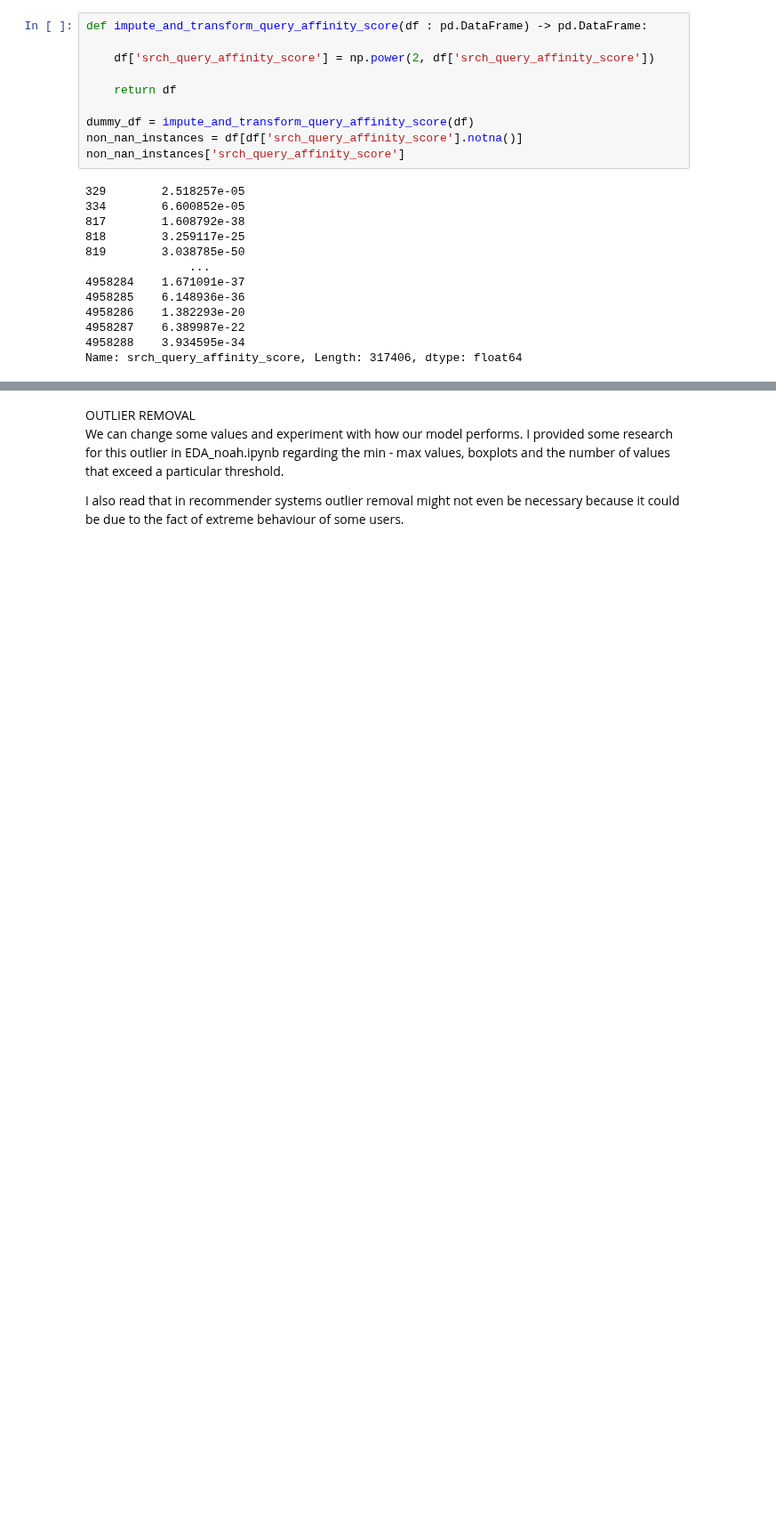
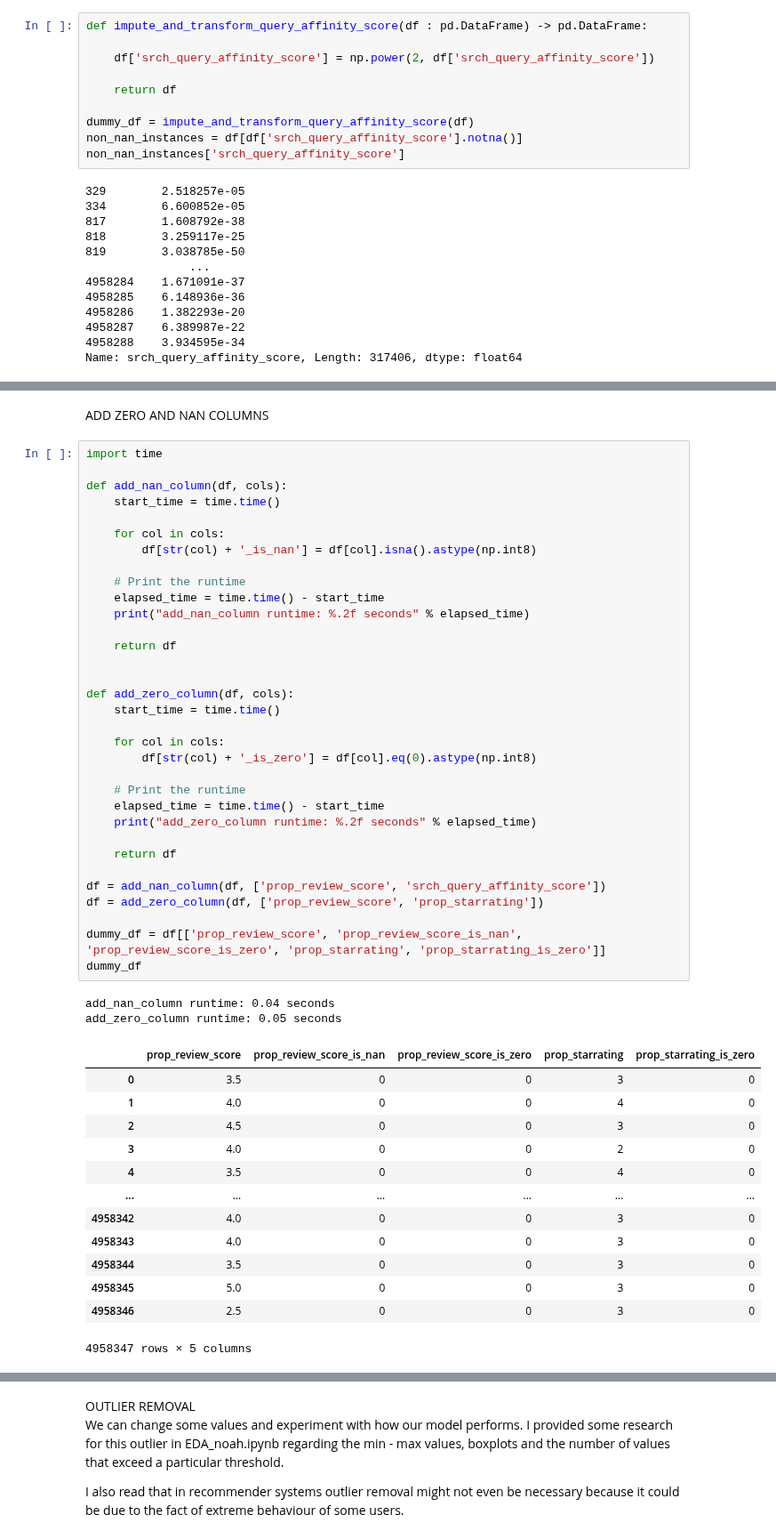
Before and after one commit to QST23/course_dmt, a Jupyter notebook: ass2/Data_cleaning/Data_cleaning_experiment.ipynb, the cells around one changed output, grey strips where cells are left out. Shown at 89% size. Cells and saved outputs as stored; diff of their text form; blank space fills up the shorter version.

```diff
--- a/ass2/Data_cleaning/Data_cleaning_experiment.ipynb
+++ b/ass2/Data_cleaning/Data_cleaning_experiment.ipynb
@@ -257,0 +333,51 @@ Use position, click_bool and booking_bool for this
+# %% [markdown]
+ADD ZERO AND NAN COLUMNS
+# %%
+import time
+
+def add_nan_column(df, cols):
+    start_time = time.time()
+
+    for col in cols:
+        df[str(col) + '_is_nan'] = df[col].isna().astype(np.int8)
+
+    # Print the runtime
+    elapsed_time = time.time() - start_time
+    print("add_nan_column runtime: %.2f seconds" % elapsed_time)
+
+    return df
+
+
+def add_zero_column(df, cols):
+    start_time = time.time()
+
+    for col in cols:
+        df[str(col) + '_is_zero'] = df[col].eq(0).astype(np.int8)
+
+    # Print the runtime
+    elapsed_time = time.time() - start_time
+    print("add_zero_column runtime: %.2f seconds" % elapsed_time)
+
+    return df
+
+df = add_nan_column(df, ['prop_review_score', 'srch_query_affinity_score'])
+df = add_zero_column(df, ['prop_review_score', 'prop_starrating'])
+
+dummy_df = df[['prop_review_score', 'prop_review_score_is_nan', 'prop_review_score_is_zero', 'prop_starrating', 'prop_starrating_is_zero']]
+dummy_df
+# %% [output]
+add_nan_column runtime: 0.04 seconds
+add_zero_column runtime: 0.05 seconds
+|  | prop_review_score | prop_review_score_is_nan | prop_review_score_is_zero | prop_starrating | prop_starrating_is_zero |
+| 0 | 3.5 | 0 | 0 | 3 | 0 |
+| 1 | 4.0 | 0 | 0 | 4 | 0 |
+| 2 | 4.5 | 0 | 0 | 3 | 0 |
+| 3 | 4.0 | 0 | 0 | 2 | 0 |
+| 4 | 3.5 | 0 | 0 | 4 | 0 |
+| ... | ... | ... | ... | ... | ... |
+| 4958342 | 4.0 | 0 | 0 | 3 | 0 |
+| 4958343 | 4.0 | 0 | 0 | 3 | 0 |
+| 4958344 | 3.5 | 0 | 0 | 3 | 0 |
+| 4958345 | 5.0 | 0 | 0 | 3 | 0 |
+| 4958346 | 2.5 | 0 | 0 | 3 | 0 |
+4958347 rows × 5 columns
```
Also changed, not shown: parts of 7 cells of this notebook, 1 other file.
